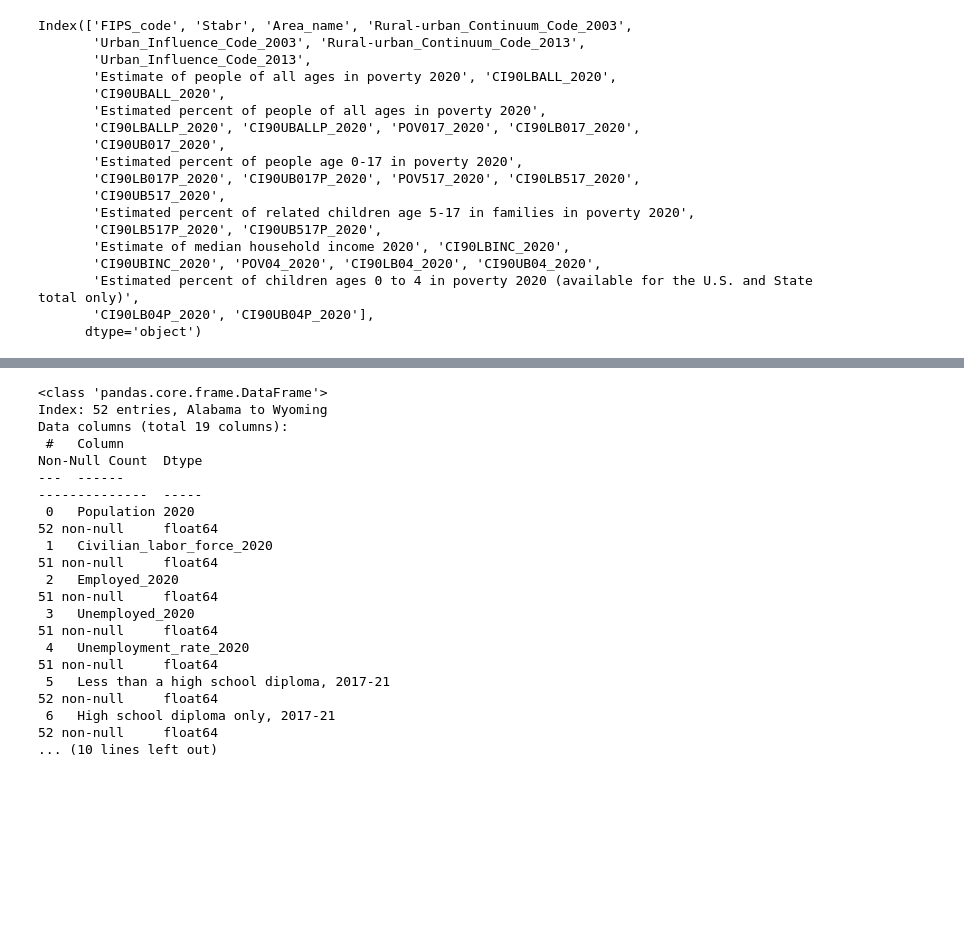
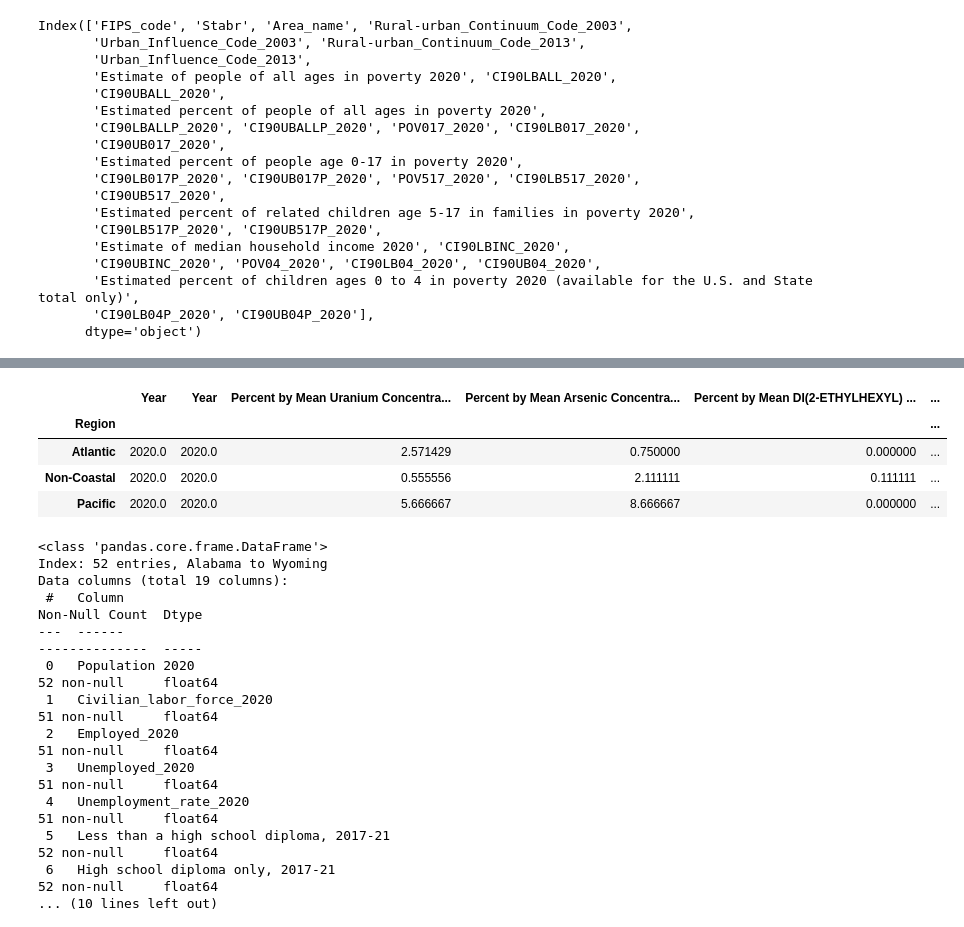
Before and after one commit to jason-napier/Water-Quality, a Jupyter notebook: EDA.ipynb, the cells around one changed output, grey strips where cells are left out. Drawn from its saved outputs; the diff is of its cells as text; code cells hidden in the pictures; blank space fills up the shorter version.

```diff
--- a/EDA.ipynb
+++ b/EDA.ipynb
@@ -228,31 +414,41 @@ impurities_df
 # %%
-#List of States
+#List of States atlantic
 # Define the mapping between states and regions
 state_to_region = {
-    'Arizona': 'Four Corners',
-    'California': 'West Coast',
-    'Colorado': 'Four Corners',
-    'Connecticut': 'Northeast',
-    'Maine': 'Northeast',
-    # 'Maryland': 'South',
-    'Massachusetts': 'Northeast',
-    'New Hampshire': 'Northeast',
-    'New Jersey': 'Northeast',
-    'New Mexico': 'Four Corners',
-    'New York': 'Northeast',
-    'Oregon': 'West Coast',
-    'Pennsylvania': 'Northeast',
-    'Rhode Island': 'Northeast',
-    'Utah': 'Four Corners',
-    'Vermont': 'Northeast',
-    'Washington': 'West Coast'
+    'Arizona': 'Non-Coastal',
+    'California': 'Pacific',
+    'Colorado': 'Non-Coastal',
+    'Connecticut': 'Atlantic',
+    'Maine': 'Atlantic',
+    'Maryland': 'Atlantic',
+    'Massachusetts': 'Atlantic',
+    "Michigan": "Non-Coastal",
+    "Minnesota": "Non-Coastal",
+    "Missouri": "Non-Coastal",
+    'New Hampshire': 'Atlantic',
+    'New Jersey': 'Atlantic',
+    'New Mexico': 'Non-Coastal',
+    'New York': 'Atlantic',
+    'Oregon': 'Pacific',
+    'Pennsylvania': 'Non-Coastal',
+    'Rhode Island': 'Atlantic',
+    'Utah': 'Non-Coastal',
+    'Vermont': 'Non-Coastal',
+    'Washington': 'Pacific',
+    "Wisconsin": "Non-Coastal"
 }
 
 # Apply the mapping to the "State" column and create a new "Region" column
 impurities_df['Region'] = impurities_df['State'].map(state_to_region)
 
 impurities_region_df = impurities_df.groupby("Region").mean()
 impurities_region_df
+# %% [output]
+|  | Year | Year | Percent by Mean Uranium Concentra... | Percent by Mean Arsenic Concentra... | Percent by Mean DI(2-ETHYLHEXYL) ... | ... |
+| Region |  |  |  |  |  | ... |
+| Atlantic | 2020.0 | 2020.0 | 2.571429 | 0.750000 | 0.000000 | ... |
+| Non-Coastal | 2020.0 | 2020.0 | 0.555556 | 2.111111 | 0.111111 | ... |
+| Pacific | 2020.0 | 2020.0 | 5.666667 | 8.666667 | 0.000000 | ... |
 # %%
 #Combine Census data together
 #Dataframes to combine for the year 2020
```
Also changed, not shown: parts of 20 cells of this notebook, 12 other files.
